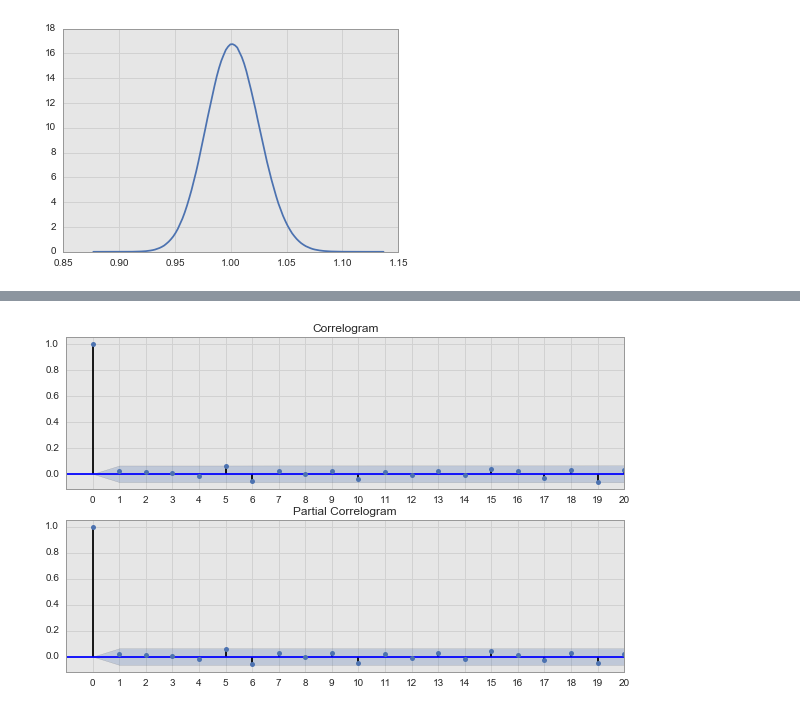
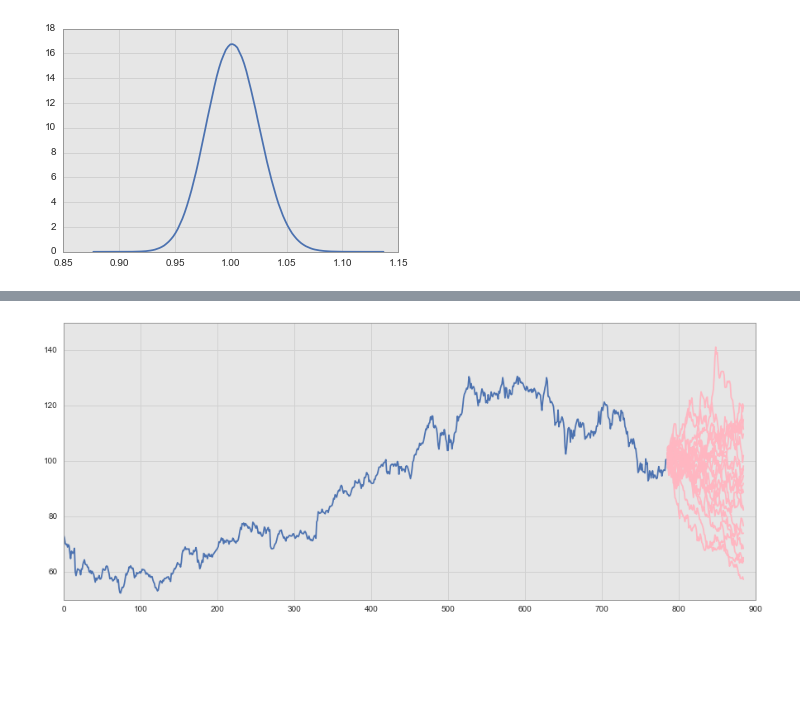
Before and after one commit to bbahmany/quant-finance, a Jupyter notebook: forcasting.ipynb, the cells around one changed output, grey strips where cells are left out. Cells and saved outputs as stored; diff of their text form; code cells hidden in the pictures; blank space fills up the shorter version.

```diff
--- a/forcasting.ipynb
+++ b/forcasting.ipynb
@@ -107,7 +111,10 @@ fb.close.map(lambda x:np.log(x)).diff().dropna().plot()
-# %%
-plot_correlograms(fb.close.map(lambda x:np.log(x)).diff().dropna(), 20)
-# %% [output]
-[figure, removed]
+# %%
+plt.figure(figsize=(15,6))
+plt.plot(np.arange(0,basket.AAPL.count()), basket.AAPL)
+for i in range(20):
+    plt.plot(np.arange(785, 885), simulate_random_walk(basket.AAPL, 50, 100), 'lightpink')
+# %% [output]
+[figure, added]
 # %%
 def plot_correlograms(series, limit=50):
     fig = plt.figure(figsize=(10,6));
```
Also changed, not shown: parts of 11 cells of this notebook.
